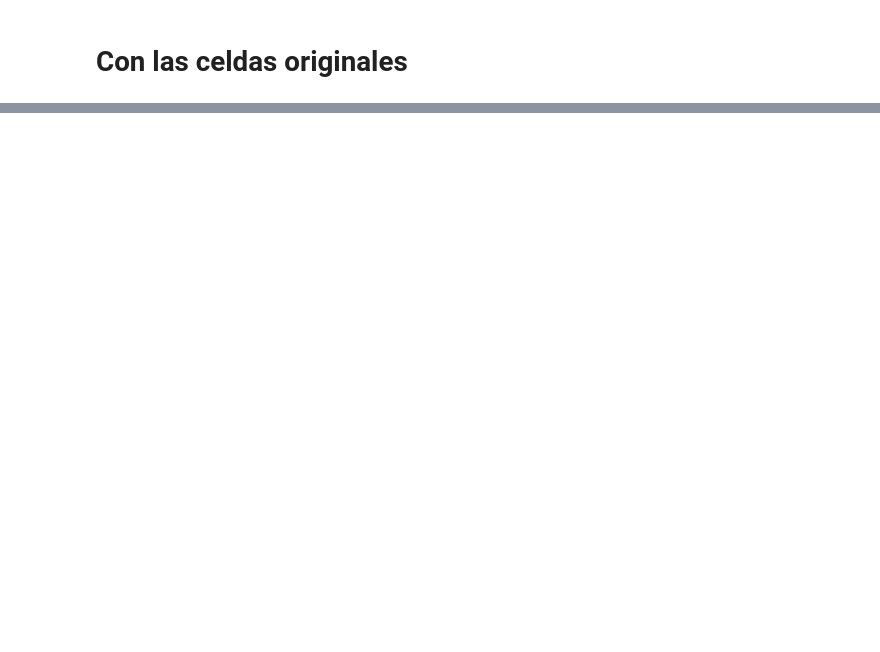
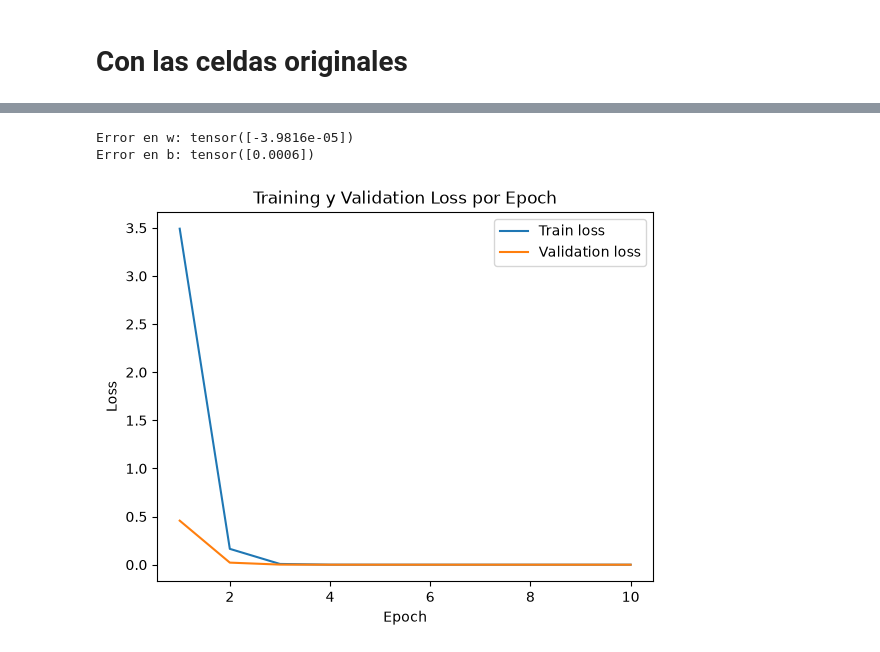
Before and after one commit to david-ostorga/aprendizaje-profundo-clase, a Jupyter notebook: tareas/Tarea1.ipynb, the cells around one changed output, grey strips where cells are left out. Cells and saved outputs as stored; diff of their text form; code cells hidden in the pictures; blank space fills up the shorter version.

```diff
--- a/tareas/Tarea1.ipynb
+++ b/tareas/Tarea1.ipynb
@@ -240,0 +243,80 @@ Error en b: tensor([0.0023])
+# %%
+# 2) Preparamos datos y dataloaders
+true_w = torch.tensor([2.0])
+true_b = 4.2
+X, y = synthetic_regression_data(true_w, true_b)
+
+
+# 3) Crear TensorDataset y dividir en train/validation
+dataset = TensorDataset(X, y)
+train_size = int(0.8 * len(dataset))
+val_size = len(dataset) - train_size
+train_dataset, val_dataset = random_split(dataset, [train_size, val_size])
+
+# 4) Crear DataLoaders
+batch_size = 32
+train_loader = DataLoader(train_dataset, batch_size=batch_size, shuffle=True)
+val_loader = DataLoader(val_dataset, batch_size=batch_size, shuffle=False)
+
+
+# 4) Crear DataLoaders
+batch_list = [16, 32, 64]
+for n in batch_list:
+    batch_size = n
+    train_loader = DataLoader(train_dataset, batch_size=batch_size, shuffle=True)
+    val_loader = DataLoader(val_dataset, batch_size=batch_size, shuffle=False)
+
+    model = LinearRegression(num_inputs = 1, lr = 0.03)
+    optim = model.configure_optimizers()  # nuestra clase SGD
+
+    # 6) Entrenamiento:
+    num_epochs = 10
+    # Listas para almacenar la pérdida media de cada epoch
+    train_losses, val_losses = [], []
+    for epoch in range(1, num_epochs + 1):
+        # activa el modo entrenamiento (acá no lo necesitamos porque lo estamos haciendo a mano, pero es buena práctica)
+        model.train()
+        total_train, count_train = 0.0, 0
+        for Xb, yb in train_loader:
+            y_hat = model(Xb)
+            loss = model.loss(y_hat, yb)
+            optim.zero_grad() # pone en cero los gradientes acumulados de parámetros
+            loss.backward() # calcula gradientes de la pérdida respecto a cada parámetro del modelo
+            optim.step() # actualiza los parámetros usando esos gradientes
+            total_train += loss.item() * yb.shape[0] # convierte la pérdida del tensor a número .item()
+            # se multiplica por yb.shape[0] para deshacer el promedio del batch y
+            # acumular la suma de pérdidas. Esto nos da la pérdida media ponderada
+            # por si los últimos batches no son del mismo tamaño
+            count_train += yb.shape[0]
+            # número total de ejemplos vistos en la época
+        train_losses.append(total_train / count_train) # guardamos la pérdida media por ejemplo
+
+        # Fase de validación
+        model.eval()
+        total_val, count_val = 0.0, 0
+        with torch.no_grad():
+            for Xv, yv in val_loader:
+                loss_val = model.loss(model(Xv), yv)
+                total_val += loss_val.item() * yv.shape[0]
+                count_val += yv.shape[0]
+        val_losses.append(total_val / count_val)
+
+    # 7) Evaluación final de los parámetros aprendidos
+    with torch.no_grad():
+        est_w = model.w.reshape(true_w.shape)
+        est_b = model.b
+        print("Error en w:", true_w - est_w)
+        print("Error en b:", true_b - est_b)
+
+    # 8) Graficar pérdidas
+    plt.plot(range(1, num_epochs + 1), train_losses, label='Train loss')
+    plt.plot(range(1, num_epochs + 1), val_losses, label='Validation loss')
+    plt.xlabel('Epoch')
+    plt.ylabel('Loss')
+    plt.legend()
+    plt.title('Training y Validation Loss por Epoch')
+    plt.show()
+# %% [output]
+Error en w: tensor([-3.9816e-05])
+Error en b: tensor([0.0006])
+[figure, added]
```
Also changed, not shown: parts of 15 cells of this notebook, 5 other files.
